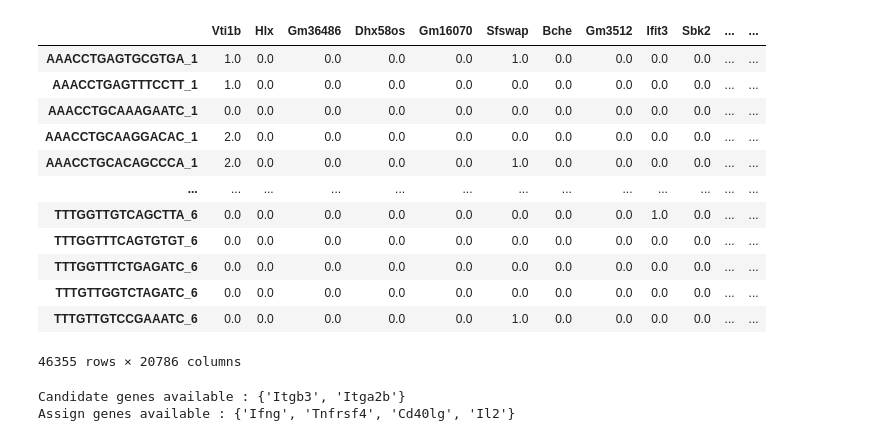
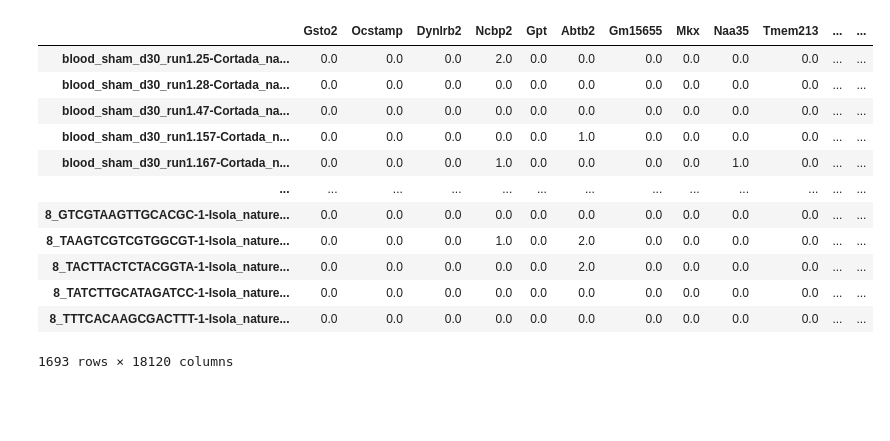
Before and after one commit to Guitout31415/SIGMA, a Jupyter notebook: sandbox.ipynb, the cells around one changed output. Drawn from its saved outputs; the diff is of its cells as text; code cells hidden in the pictures; blank space fills up the shorter version.

Commit message:
add test parameters

```diff
--- a/sandbox.ipynb
+++ b/sandbox.ipynb
@@ -1,51 +1,21 @@
 # %%
 import scanpy as sc
 import anndata as ad
 import shutup; shutup.please()
+import matplotlib.pyplot as plt
 
-adata = sc.read_h5ad("/home/lemgui01/CellExtractor/data/results_actif/qc/Joseph_pathol_10-10002_path-5751.h5ad")
-adata
-adata.to_df()
+plt.rcParams['figure.figsize'] = (18, 10)
 # %% [output]
-|  | Vti1b | Hlx | Gm36486 | Dhx58os | Gm16070 | Sfswap | Bche | Gm3512 | Ifit3 | Sbk2 | ... | ... |
-| AAACCTGAGTGCGTGA_1 | 1.0 | 0.0 | 0.0 | 0.0 | 0.0 | 1.0 | 0.0 | 0.0 | 0.0 | 0.0 | ... | ... |
-| AAACCTGAGTTTCCTT_1 | 1.0 | 0.0 | 0.0 | 0.0 | 0.0 | 0.0 | 0.0 | 0.0 | 0.0 | 0.0 | ... | ... |
-| AAACCTGCAAAGAATC_1 | 0.0 | 0.0 | 0.0 | 0.0 | 0.0 | 0.0 | 0.0 | 0.0 | 0.0 | 0.0 | ... | ... |
-| AAACCTGCAAGGACAC_1 | 2.0 | 0.0 | 0.0 | 0.0 | 0.0 | 0.0 | 0.0 | 0.0 | 0.0 | 0.0 | ... | ... |
-| AAACCTGCACAGCCCA_1 | 2.0 | 0.0 | 0.0 | 0.0 | 0.0 | 1.0 | 0.0 | 0.0 | 0.0 | 0.0 | ... | ... |
+|  | Gsto2 | Ocstamp | Dynlrb2 | Ncbp2 | Gpt | Abtb2 | Gm15655 | Mkx | Naa35 | Tmem213 | ... | ... |
+| blood_sham_d30_run1.25-Cortada_na... | 0.0 | 0.0 | 0.0 | 2.0 | 0.0 | 0.0 | 0.0 | 0.0 | 0.0 | 0.0 | ... | ... |
+| blood_sham_d30_run1.28-Cortada_na... | 0.0 | 0.0 | 0.0 | 0.0 | 0.0 | 0.0 | 0.0 | 0.0 | 0.0 | 0.0 | ... | ... |
+| blood_sham_d30_run1.47-Cortada_na... | 0.0 | 0.0 | 0.0 | 0.0 | 0.0 | 0.0 | 0.0 | 0.0 | 0.0 | 0.0 | ... | ... |
+| blood_sham_d30_run1.157-Cortada_n... | 0.0 | 0.0 | 0.0 | 0.0 | 0.0 | 1.0 | 0.0 | 0.0 | 0.0 | 0.0 | ... | ... |
+| blood_sham_d30_run1.167-Cortada_n... | 0.0 | 0.0 | 0.0 | 1.0 | 0.0 | 0.0 | 0.0 | 0.0 | 1.0 | 0.0 | ... | ... |
 | ... | ... | ... | ... | ... | ... | ... | ... | ... | ... | ... | ... | ... |
-| TTTGGTTGTCAGCTTA_6 | 0.0 | 0.0 | 0.0 | 0.0 | 0.0 | 0.0 | 0.0 | 0.0 | 1.0 | 0.0 | ... | ... |
-| TTTGGTTTCAGTGTGT_6 | 0.0 | 0.0 | 0.0 | 0.0 | 0.0 | 0.0 | 0.0 | 0.0 | 0.0 | 0.0 | ... | ... |
-| TTTGGTTTCTGAGATC_6 | 0.0 | 0.0 | 0.0 | 0.0 | 0.0 | 0.0 | 0.0 | 0.0 | 0.0 | 0.0 | ... | ... |
-| TTTGTTGGTCTAGATC_6 | 0.0 | 0.0 | 0.0 | 0.0 | 0.0 | 0.0 | 0.0 | 0.0 | 0.0 | 0.0 | ... | ... |
-| TTTGTTGTCCGAAATC_6 | 0.0 | 0.0 | 0.0 | 0.0 | 0.0 | 1.0 | 0.0 | 0.0 | 0.0 | 0.0 | ... | ... |
+| 8_GTCGTAAGTTGCACGC-1-Isola_nature... | 0.0 | 0.0 | 0.0 | 0.0 | 0.0 | 0.0 | 0.0 | 0.0 | 0.0 | 0.0 | ... | ... |
+| 8_TAAGTCGTCGTGGCGT-1-Isola_nature... | 0.0 | 0.0 | 0.0 | 1.0 | 0.0 | 2.0 | 0.0 | 0.0 | 0.0 | 0.0 | ... | ... |
+| 8_TACTTACTCTACGGTA-1-Isola_nature... | 0.0 | 0.0 | 0.0 | 0.0 | 0.0 | 2.0 | 0.0 | 0.0 | 0.0 | 0.0 | ... | ... |
+| 8_TATCTTGCATAGATCC-1-Isola_nature... | 0.0 | 0.0 | 0.0 | 0.0 | 0.0 | 0.0 | 0.0 | 0.0 | 0.0 | 0.0 | ... | ... |
+| 8_TTTCACAAGCGACTTT-1-Isola_nature... | 0.0 | 0.0 | 0.0 | 0.0 | 0.0 | 0.0 | 0.0 | 0.0 | 0.0 | 0.0 | ... | ... |
-46355 rows × 20786 columns
+1693 rows × 18120 columns
-# %%
-def get_all_gene_aliases(gene_list, species="hsapiens"):
-    dataset = Dataset(name=f'{species}_gene_ensembl', host='http://www.ensembl.org')
-    results = dataset.query(attributes=['ensembl_gene_id',
-                                        'external_gene_name',
-                                        'hgnc_symbol',
-                                        'external_synonym'])
-    results_lower = results.applymap(lambda x: str(x).lower() if pd.notnull(x) else x)
-    all_aliases = set()
-    for gene in gene_list:
-        gene_lower = gene.lower()
-        mask = results_lower.eq(gene_lower).any(axis=1)
-        all_aliases |= set(results[mask].values.flatten().tolist())
-    return all_aliases
-
-candidate_genes = ["CD41", "CD61"]
-assign_genes = ["IL2", "CD40LG", "IFNG", "TNFRSF4"]
-
-candidate_aliases = get_all_gene_aliases(candidate_genes, species="mmusculus")
-assign_aliases = get_all_gene_aliases(assign_genes, species="mmusculus")
-
-candidate_genes_avail = candidate_aliases & set(adata.var_names)
-assign_genes_avail = assign_aliases & set(adata.var_names)
-
-print(f"Candidate genes available : {candidate_genes_avail}")
-print(f"Assign genes available : {assign_genes_avail}")
-# %% [output]
-Candidate genes available : {'Itgb3', 'Itga2b'}
-Assign genes available : {'Ifng', 'Tnfrsf4', 'Cd40lg', 'Il2'}
```
Also changed, not shown: parts of 2 cells of this notebook, 16 other files.
